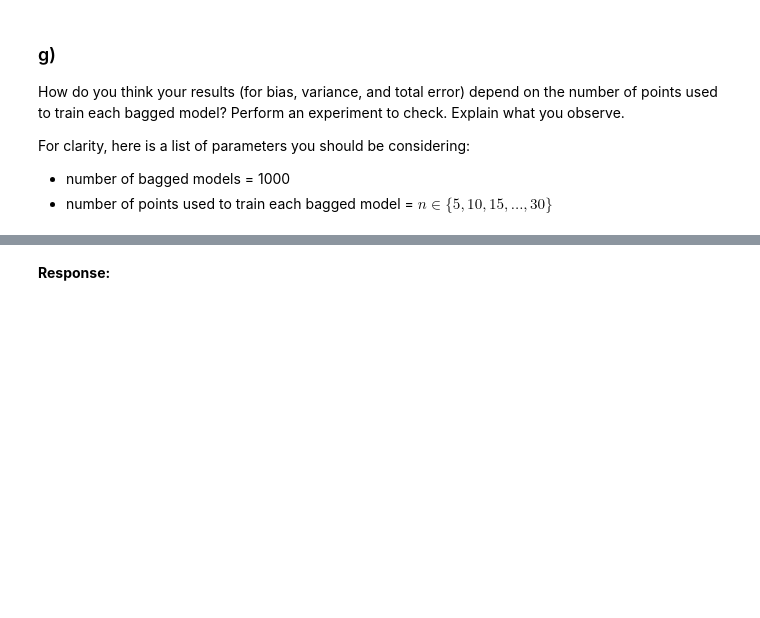
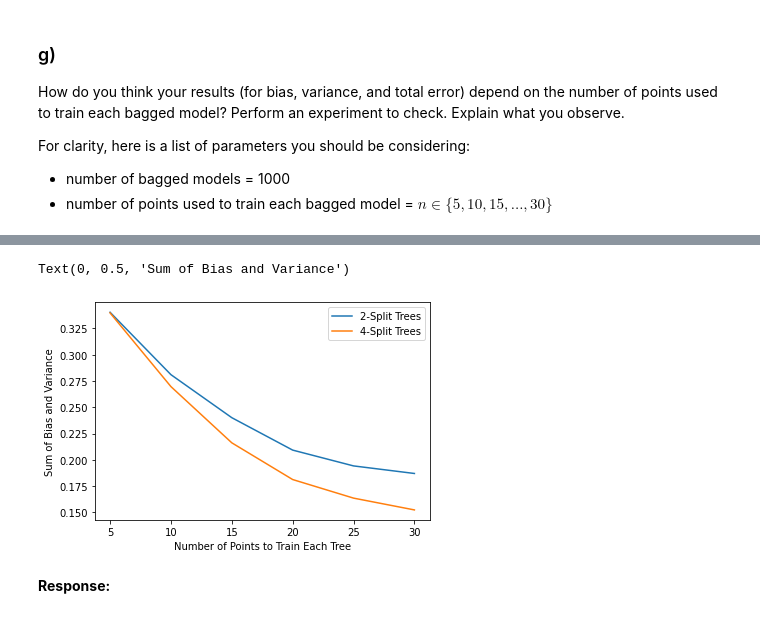
Before and after one commit to zgk2003/homework, a Jupyter notebook: BiasVarianceTree.ipynb, the cells around one changed output, grey strips where cells are left out. Saved outputs shown, nothing was run; the diff lists cells and outputs as text; code cells hidden in the pictures; blank space fills up the shorter version.

```diff
--- a/BiasVarianceTree.ipynb
+++ b/BiasVarianceTree.ipynb
@@ -195,3 +249,12 @@ For clarity, here is a list of parameters you should be considering:
+# %%
+plt.plot(ns, sums[:,0], label = '2-Split Trees')
+plt.plot(ns, sums[:,1], label = '4-Split Trees')
+plt.legend(loc="upper right")
+plt.xlabel('Number of Points to Train Each Tree')
+plt.ylabel('Sum of Bias and Variance')
+# %% [output]
+Text(0, 0.5, 'Sum of Bias and Variance')
+[figure, added]
 # %% [markdown]
 __Response:__
 # %% [markdown]
```
Also changed, not shown: parts of 14 cells of this notebook, 1 other file.
